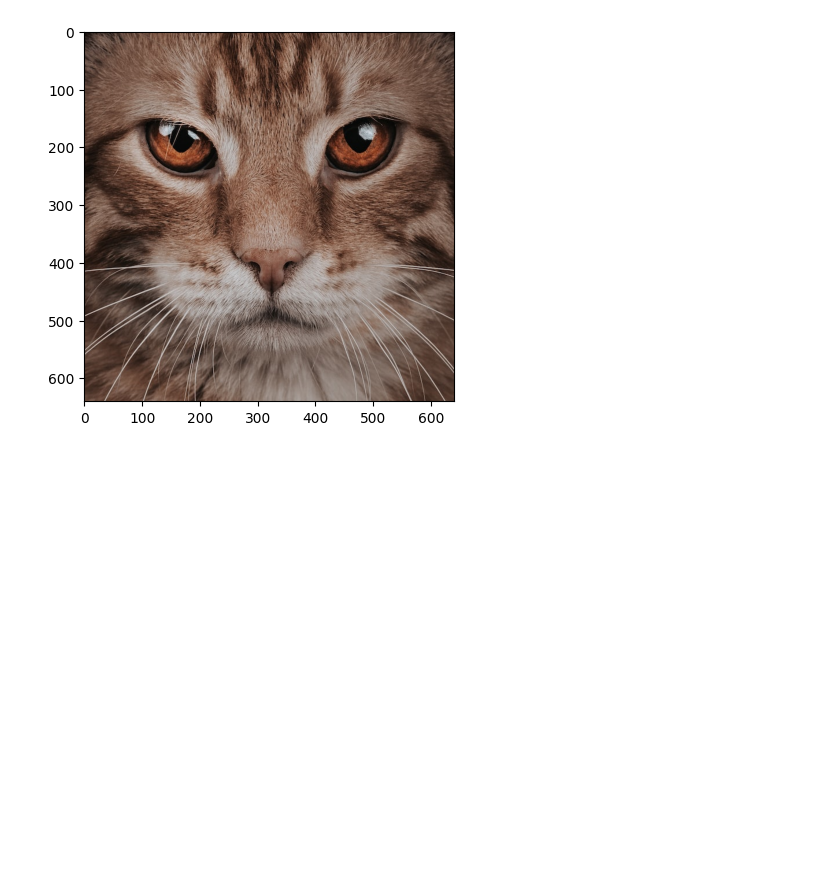
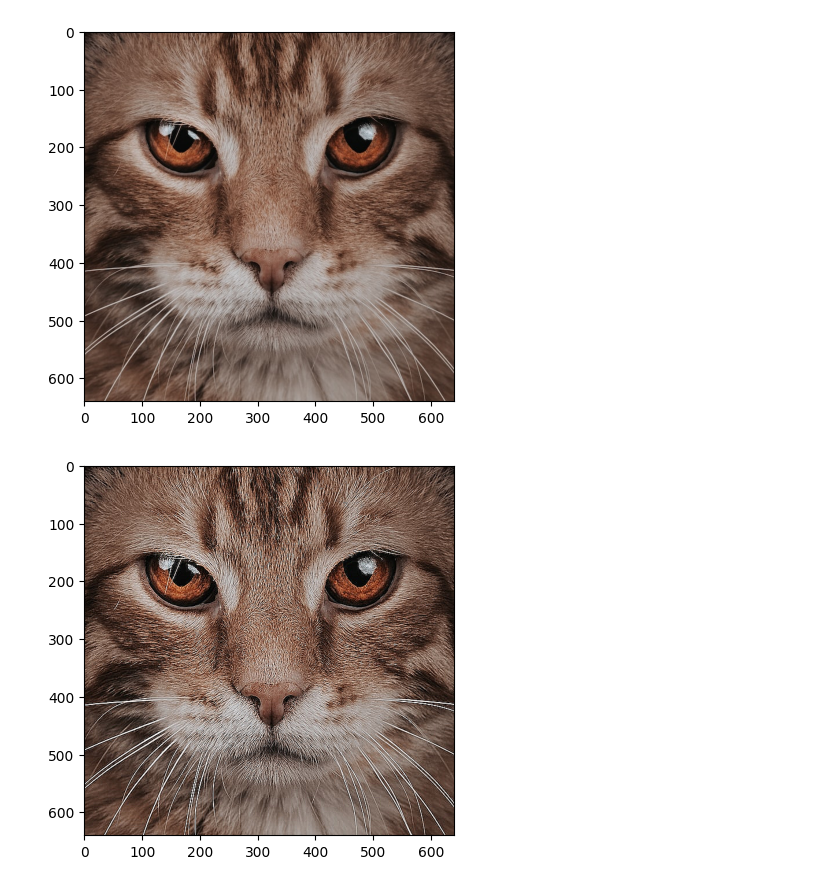
Before and after one commit to igorlemes/14-bis, a Jupyter notebook: teste.ipynb, the cells around one changed output. Saved outputs shown, nothing was run; the diff lists cells and outputs as text; code cells hidden in the pictures; blank space fills up the shorter version.

```diff
--- a/teste.ipynb
+++ b/teste.ipynb
@@ -2,11 +2,14 @@
 import lib14bis as lb
 from lib14bis.processing import enhance
 # %%
-img = enhance.image_mock("lib14bis/data/cat.jpg")
+img = enhance.ImageMock("lib14bis/data/cat.jpg")
 # %%
 img.show()
 img2 = img
-img2.data = enhance.enhance.sharp(img2.data)
-img2.show()
 # %% [output]
 [figure]
+# %%
+img2.data = enhance.Enhance.sharpen(img)
+img2.show()
+# %% [output]
+[figure, added]
```
Also changed, not shown: parts of 1 cell of this notebook, 1 other file.
